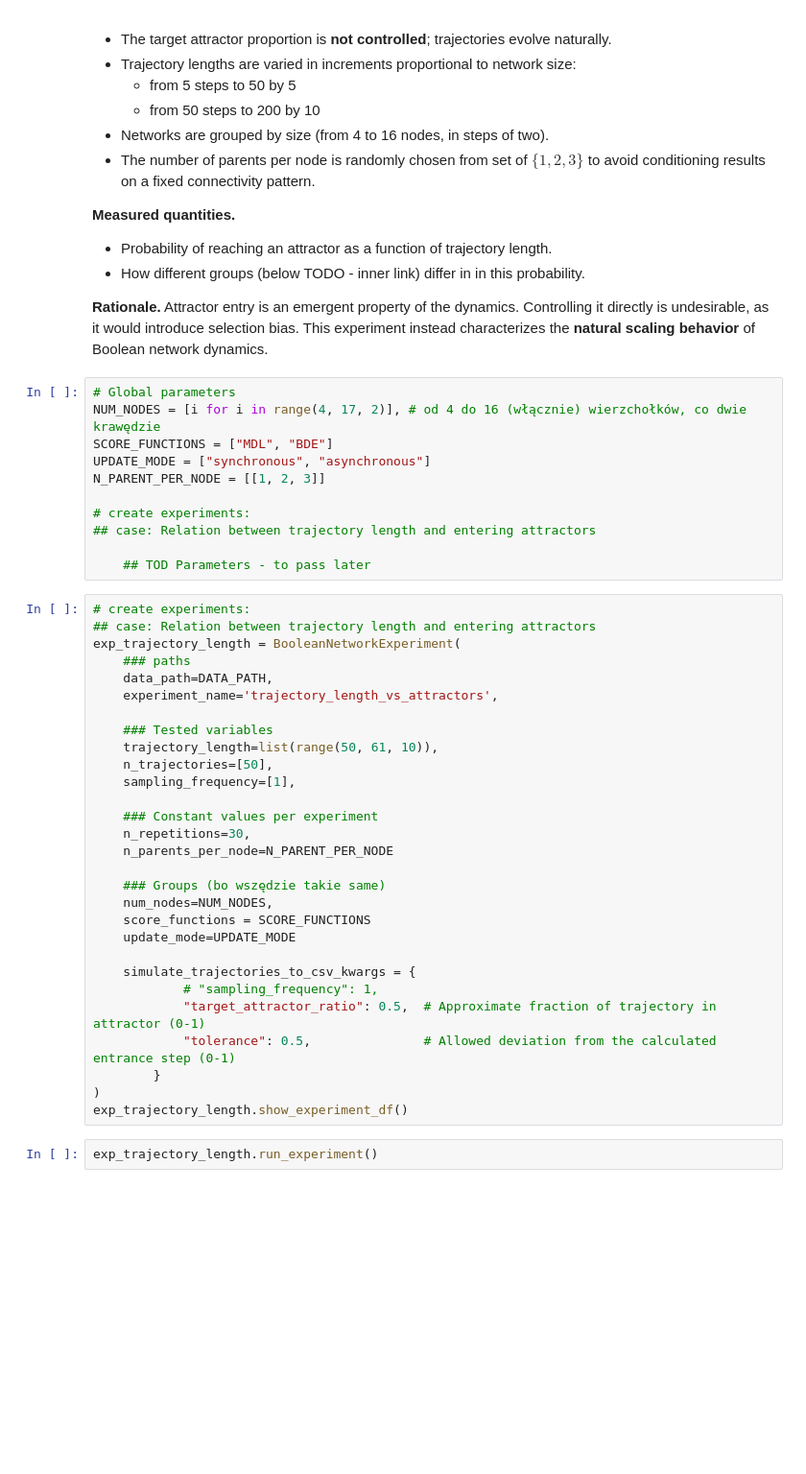
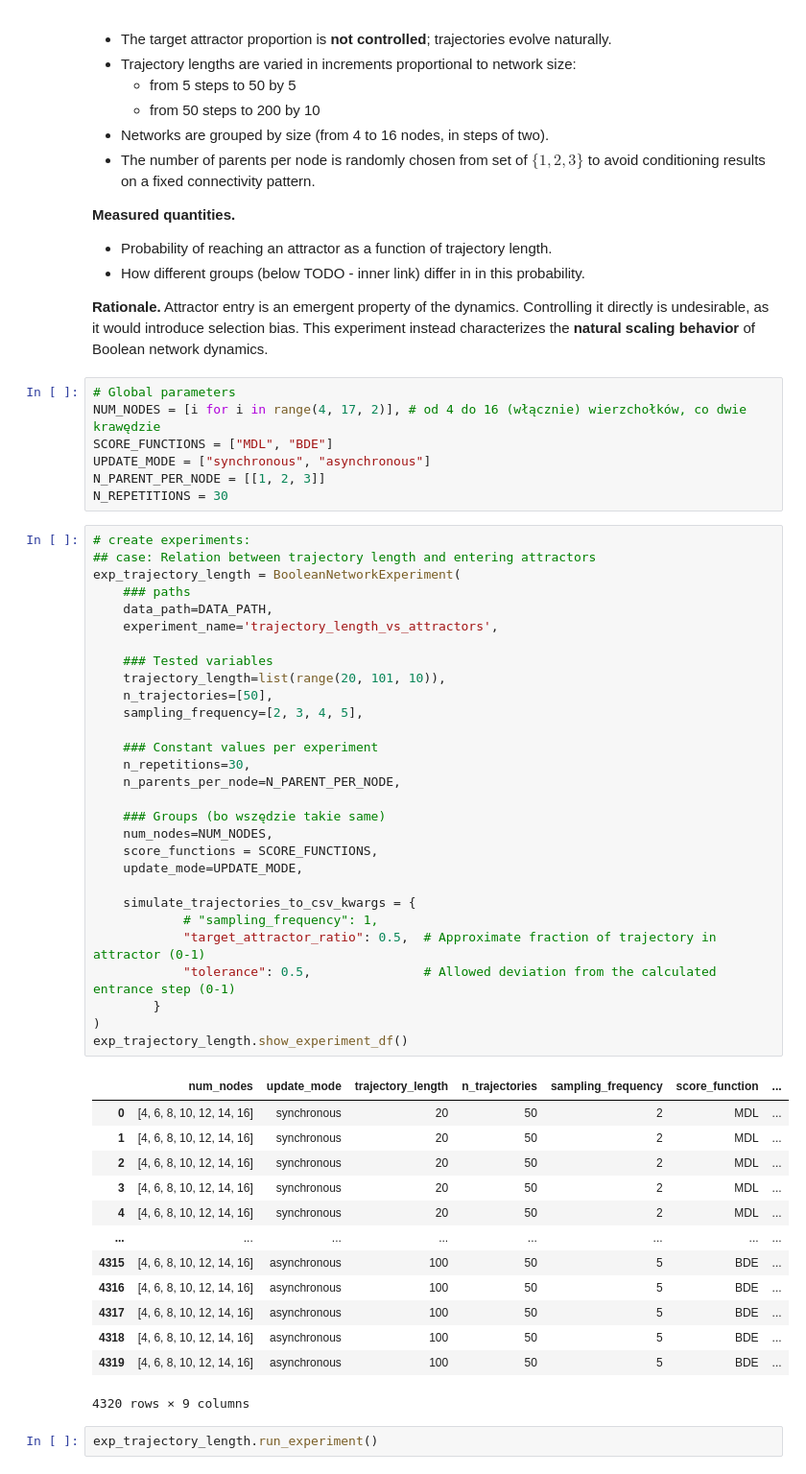
Before and after one commit to maxi7524/SAD2_final_project, a Jupyter notebook: notebooks/report.ipynb, the cells around one changed output. Shown at 96% size. Drawn from its saved outputs; the diff is of its cells as text; blank space fills up the shorter version.

```diff
--- a/notebooks/report.ipynb
+++ b/notebooks/report.ipynb
@@ -177,40 +129,50 @@ NUM_NODES = [i for i in range(4, 17, 2)], # od 4 do 16 (włącznie) wierzchołk
 SCORE_FUNCTIONS = ["MDL", "BDE"]
 UPDATE_MODE = ["synchronous", "asynchronous"]
 N_PARENT_PER_NODE = [[1, 2, 3]]
-
-# create experiments:
-## case: Relation between trajectory length and entering attractors
-
-    ## TOD Parameters - to pass later
+N_REPETITIONS = 30
 # %%
 # create experiments:
 ## case: Relation between trajectory length and entering attractors
 exp_trajectory_length = BooleanNetworkExperiment(
     ### paths
     data_path=DATA_PATH,
     experiment_name='trajectory_length_vs_attractors',
 
     ### Tested variables
-    trajectory_length=list(range(50, 61, 10)),
+    trajectory_length=list(range(20, 101, 10)),
     n_trajectories=[50],
-    sampling_frequency=[1],
+    sampling_frequency=[2, 3, 4, 5],
 
     ### Constant values per experiment
     n_repetitions=30,
-    n_parents_per_node=N_PARENT_PER_NODE
+    n_parents_per_node=N_PARENT_PER_NODE,
 
     ### Groups (bo wszędzie takie same)
     num_nodes=NUM_NODES,
-    score_functions = SCORE_FUNCTIONS
-    update_mode=UPDATE_MODE
+    score_functions = SCORE_FUNCTIONS,
+    update_mode=UPDATE_MODE,
 
     simulate_trajectories_to_csv_kwargs = {
             # "sampling_frequency": 1,
             "target_attractor_ratio": 0.5,  # Approximate fraction of trajectory in attractor (0-1)
             "tolerance": 0.5,               # Allowed deviation from the calculated entrance step (0-1)
         }
 )
 exp_trajectory_length.show_experiment_df()
+# %% [output]
+|  | num_nodes | update_mode | trajectory_length | n_trajectories | sampling_frequency | score_function | ... |
+| 0 | [4, 6, 8, 10, 12, 14, 16] | synchronous | 20 | 50 | 2 | MDL | ... |
+| 1 | [4, 6, 8, 10, 12, 14, 16] | synchronous | 20 | 50 | 2 | MDL | ... |
+| 2 | [4, 6, 8, 10, 12, 14, 16] | synchronous | 20 | 50 | 2 | MDL | ... |
+| 3 | [4, 6, 8, 10, 12, 14, 16] | synchronous | 20 | 50 | 2 | MDL | ... |
+| 4 | [4, 6, 8, 10, 12, 14, 16] | synchronous | 20 | 50 | 2 | MDL | ... |
+| ... | ... | ... | ... | ... | ... | ... | ... |
+| 4315 | [4, 6, 8, 10, 12, 14, 16] | asynchronous | 100 | 50 | 5 | BDE | ... |
+| 4316 | [4, 6, 8, 10, 12, 14, 16] | asynchronous | 100 | 50 | 5 | BDE | ... |
+| 4317 | [4, 6, 8, 10, 12, 14, 16] | asynchronous | 100 | 50 | 5 | BDE | ... |
+| 4318 | [4, 6, 8, 10, 12, 14, 16] | asynchronous | 100 | 50 | 5 | BDE | ... |
+| 4319 | [4, 6, 8, 10, 12, 14, 16] | asynchronous | 100 | 50 | 5 | BDE | ... |
+4320 rows × 9 columns
 # %%
 exp_trajectory_length.run_experiment()
 # %% [output]
```
Also changed, not shown: parts of 8 cells of this notebook, 9 other files.
